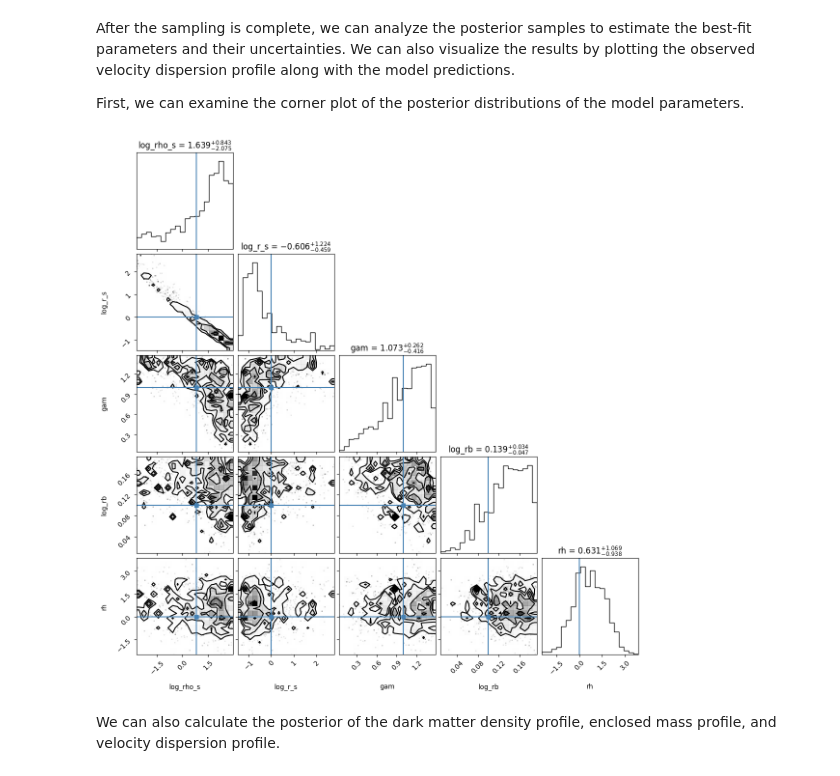
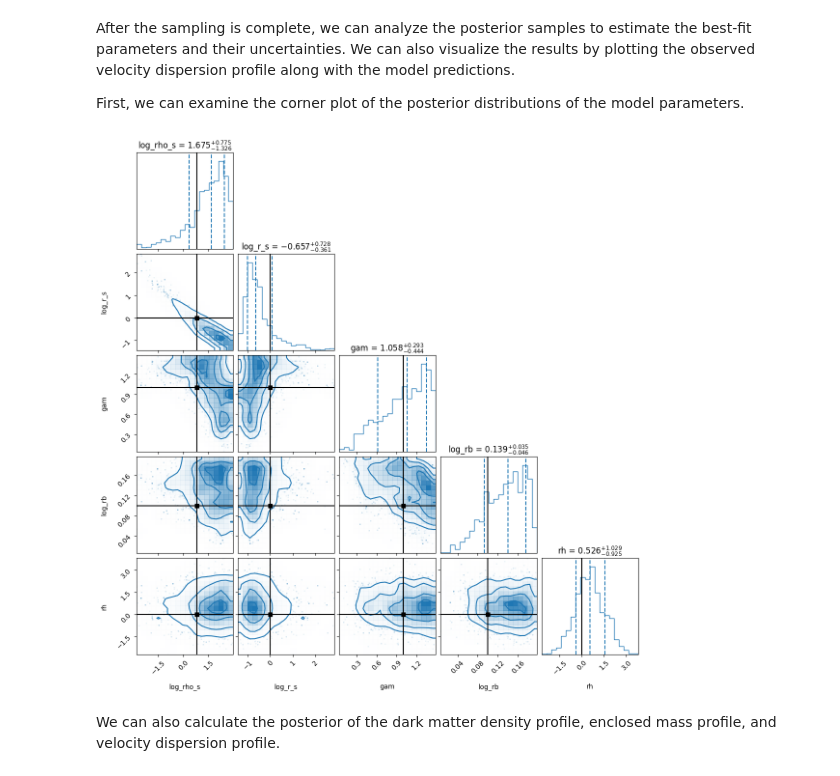
Before and after one commit to trivnguyen/AST1420_Jeans_Modeling_Tutorials, a Jupyter notebook: 01_constant_beta_solution.ipynb, the cells around one changed output. Drawn from its saved outputs; the diff is of its cells as text; code cells hidden in the pictures.

```diff
--- a/01_constant_beta_solution.ipynb
+++ b/01_constant_beta_solution.ipynb
@@ -599,25 +602,29 @@ First, we can examine the corner plot of the posterior distributions of the mode
 # %%
 import corner
 
 theta_true = np.array([
     np.log10(true_parameters['rho_dm'].values[0]) - 7,  # convert to 10^7 M_sun/kpc^3
     np.log10(true_parameters['r_dm'].values[0]),
     true_parameters['gamma'].values[0],
     true_parameters['r_half_kpc'].values[0],
     0
 ])
 
 # plot corner plots
 fig = corner.corner(
     samples_arr,
     labels=["log_rho_s", "log_r_s", "gam", "log_rb", "rh", "vsys"],
+    quantiles=[0.16, 0.5, 0.84],
     truths=theta_true,
+    truth_color='k',
+    color='C0',
     show_titles=True,
     title_fmt=".3f",
     title_kwargs={"fontsize": 12},
+    smooth=1,
 )
 # %% [output]
-[figure, old version]
+[figure, new version]
 # %% [markdown]
 We can also calculate the posterior of the dark matter density profile, enclosed mass profile, and velocity dispersion profile.
 # %%
```
Also changed, not shown: parts of 7 cells of this notebook, 3 other files.
